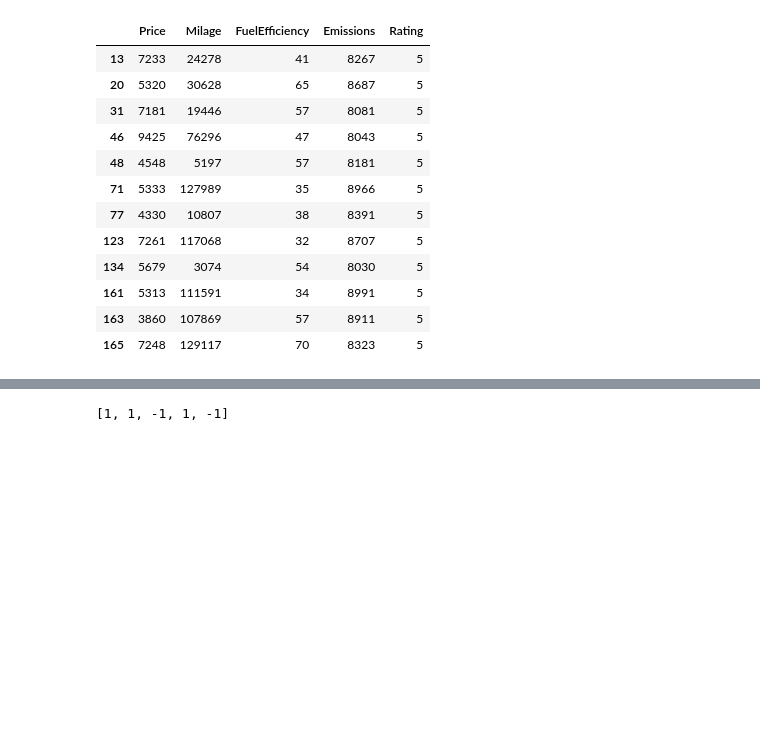
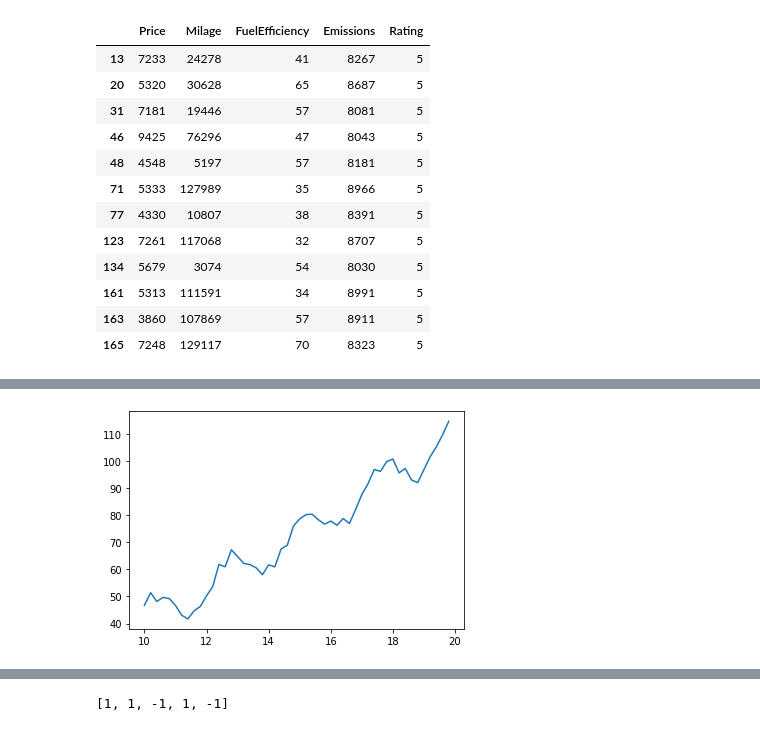
Before and after one commit to SCS-Technology-and-Innovation/DACS, a Jupyter notebook: DTDA/compromise.ipynb, the cells around one changed output, grey strips where cells are left out. Cells and saved outputs as stored; diff of their text form; code cells hidden in the pictures; blank space fills up the shorter version.

```diff
--- a/DTDA/compromise.ipynb
+++ b/DTDA/compromise.ipynb
@@ -81,0 +101,10 @@ cars[ (cars['Rating'] == 5) & (cars['Price'] < 10000) ]
+# %%
+import numpy as np
+x = np.arange(10, 20, 0.2)
+r = np.random.rand(x.size)
+y = 6.5 * np.sin(34 * x) + 1.8 * x**1.4 - 0.6 * x + 5 * r
+import matplotlib.pyplot as plt
+plt.plot(x, y)
+plt.show()
+# %% [output]
+[figure, added]
```
Also changed, not shown: parts of 8 cells of this notebook.
